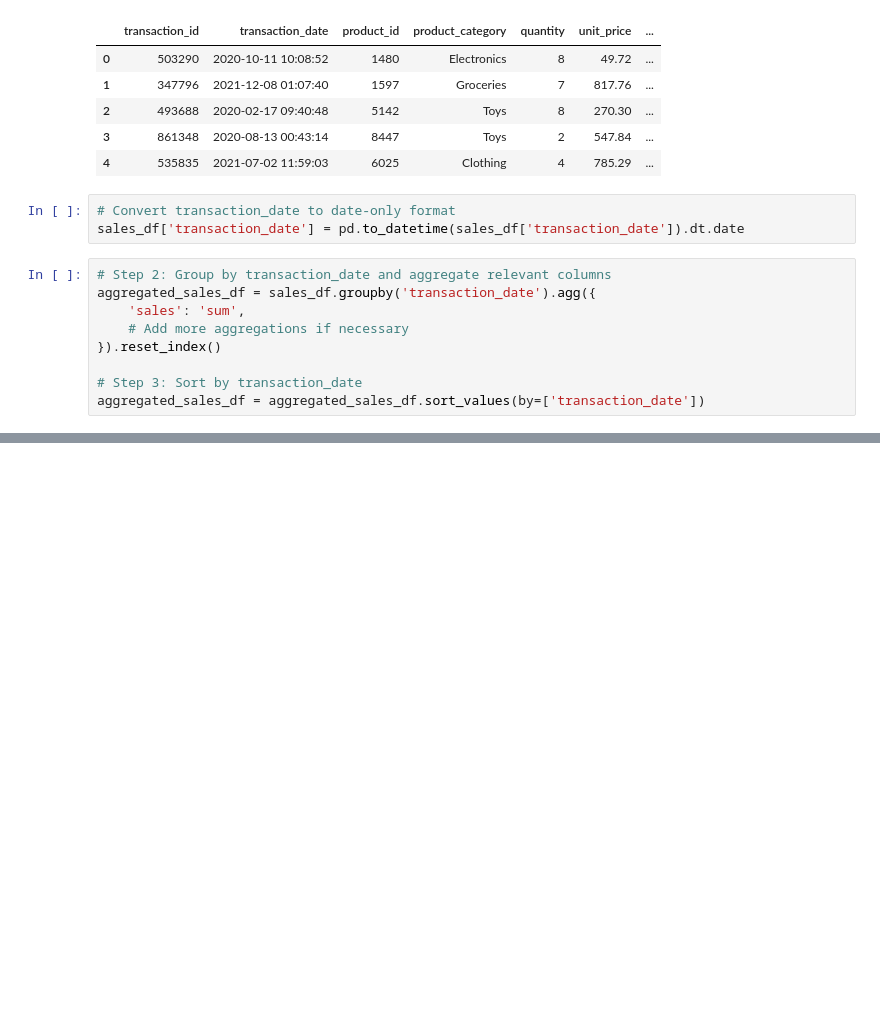
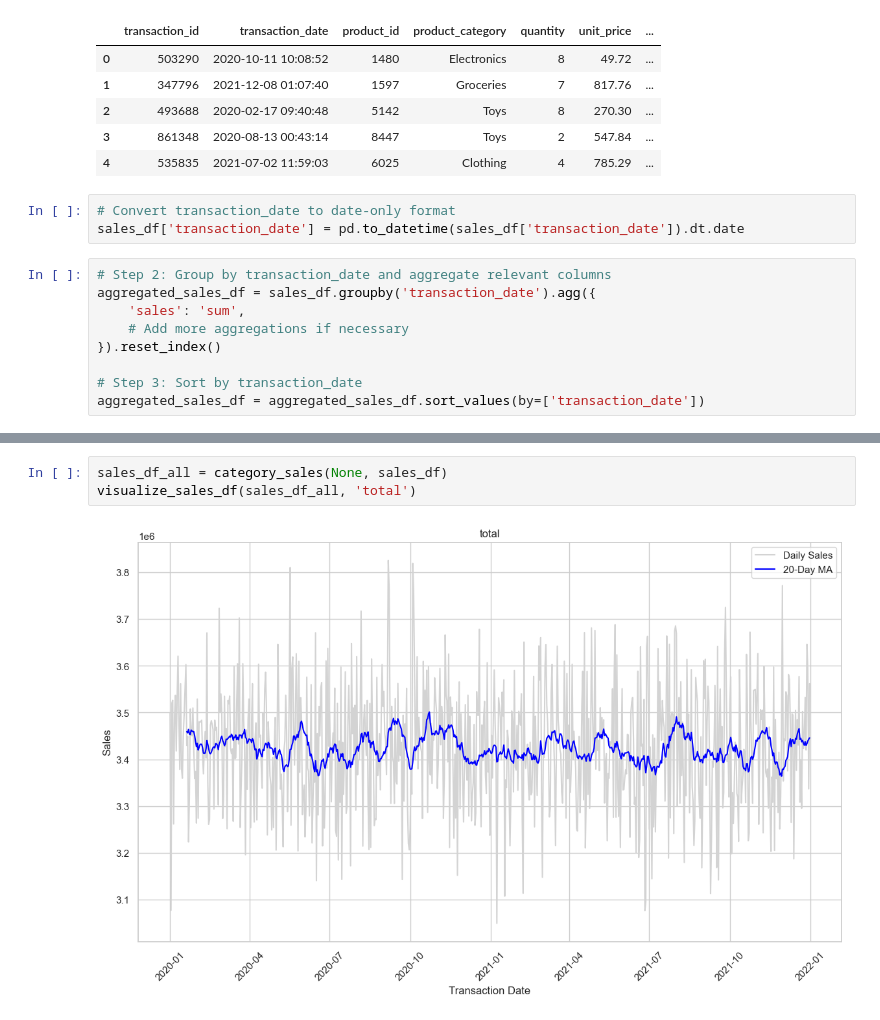
Before and after one commit to JReal10/Project_Moon, a Jupyter notebook: notebooks/sales_customer_behaviour_analysis.ipynb, the cells around one changed output, grey strips where cells are left out. Saved outputs shown, nothing was run; the diff lists cells and outputs as text; blank space fills up the shorter version.

```diff
--- a/notebooks/sales_customer_behaviour_analysis.ipynb
+++ b/notebooks/sales_customer_behaviour_analysis.ipynb
@@ -226,6 +234,11 @@ def visualize_sales_df(sales_df):
   plt.xticks(rotation=45)
   plt.grid(True)
   plt.show()
+# %%
+sales_df_all = category_sales(None, sales_df)
+visualize_sales_df(sales_df_all, 'total')
+# %% [output]
+[figure, added]
 # %%
 category = ['Electronics', 'Clothing', 'Electronics', 'Clothing', 'Furniture', 'Furniture']
 
```
Also changed, not shown: parts of 11 cells of this notebook.
